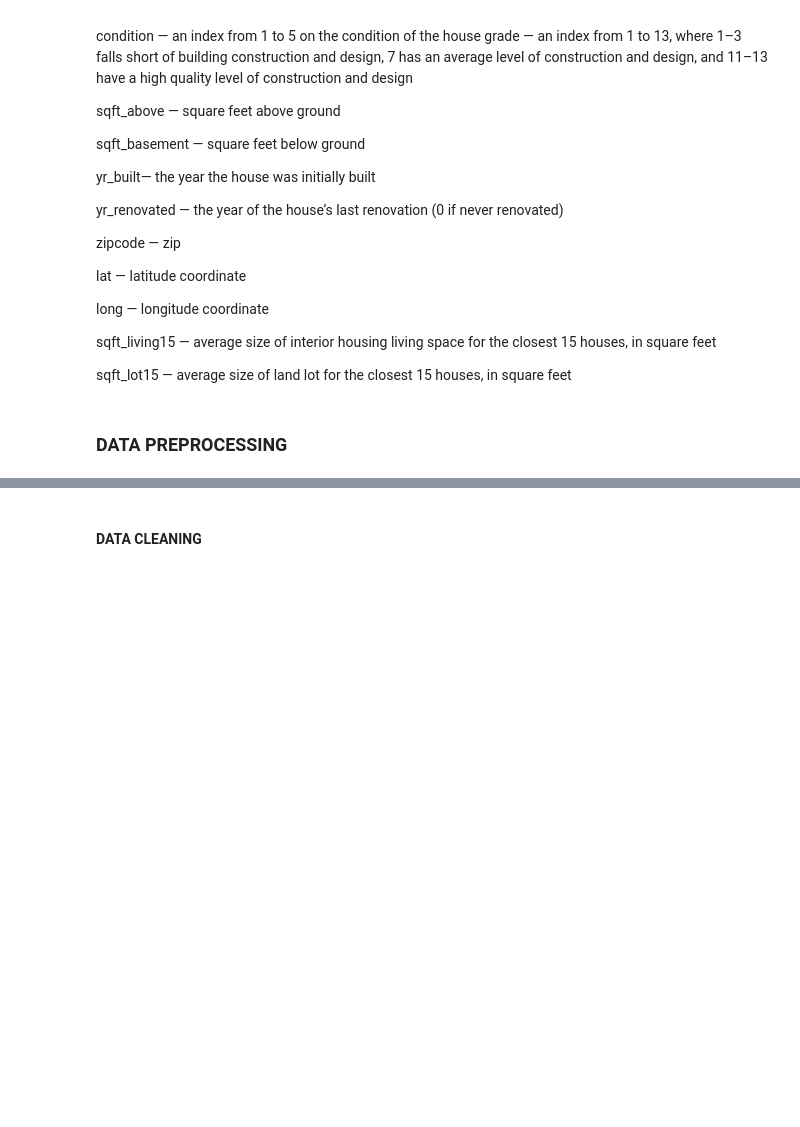
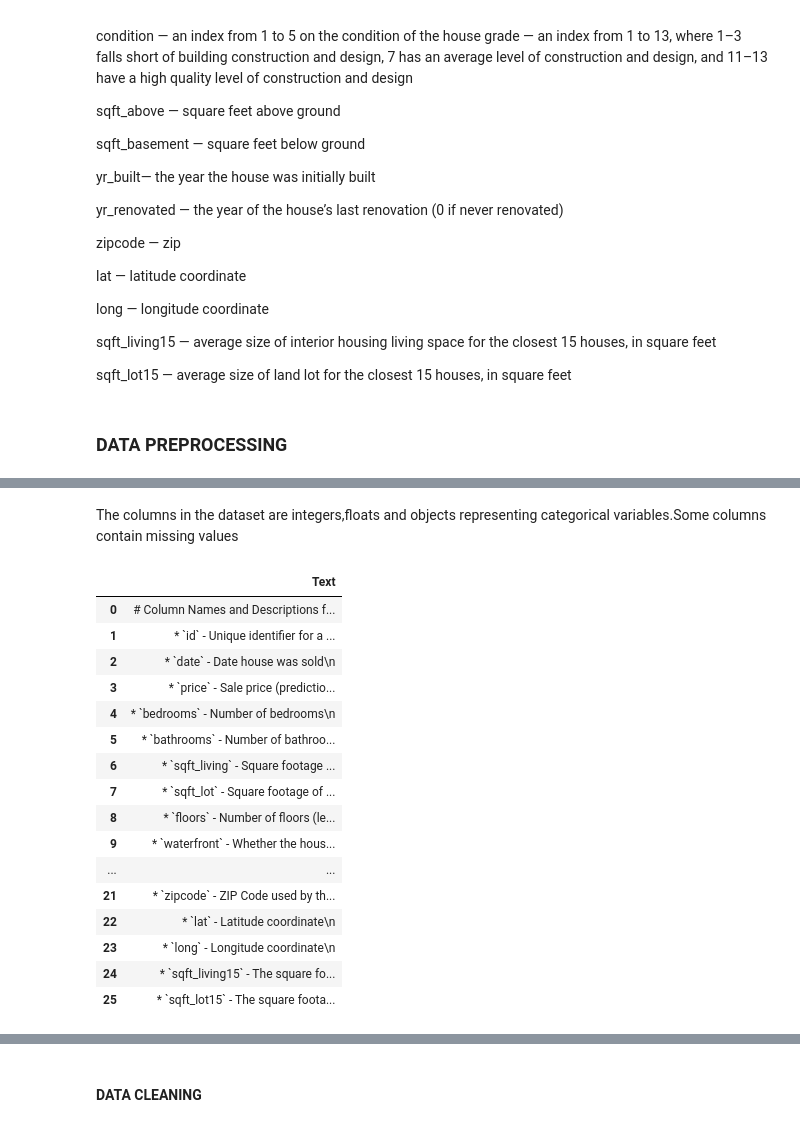
Before and after one commit to Calvin-Omwega/dsc-phase-2-Project, a Jupyter notebook: student.ipynb, the cells around one changed output, grey strips where cells are left out. Cells and saved outputs as stored; diff of their text form; code cells hidden in the pictures; blank space fills up the shorter version.

```diff
--- a/student.ipynb
+++ b/student.ipynb
@@ -153,4 +160,33 @@ dtypes: float64(8), int64(11), object(2)
 memory usage: 3.5+ MB
+# %% [markdown]
+The columns in the dataset are integers,floats and objects representing categorical variables.Some columns contain missing values
+# %%
+#Reading the column_names.md Dataset
+
+with open('data/column_names.md', 'r') as file:
+    md_lines = file.readlines()
+
+dataset_col = pd.DataFrame({'Text': md_lines})
+
+dataset_col
+# %% [output]
+|  | Text |
+| 0 | # Column Names and Descriptions f... |
+| 1 | * `id` - Unique identifier for a ... |
+| 2 | * `date` - Date house was sold\n |
+| 3 | * `price` - Sale price (predictio... |
+| 4 | * `bedrooms` - Number of bedrooms\n |
+| 5 | * `bathrooms` - Number of bathroo... |
+| 6 | * `sqft_living` - Square footage ... |
+| 7 | * `sqft_lot` - Square footage of ... |
+| 8 | * `floors` - Number of floors (le... |
+| 9 | * `waterfront` - Whether the hous... |
+| ... | ... |
+| 21 | * `zipcode` - ZIP Code used by th... |
+| 22 | * `lat` - Latitude coordinate\n |
+| 23 | * `long` - Longitude coordinate\n |
+| 24 | * `sqft_living15` - The square fo... |
+| 25 | * `sqft_lot15` - The square foota... |
 # %%
 dataset.shape
 # %% [output]
```
Also changed, not shown: parts of 29 cells of this notebook, 1 other file.
